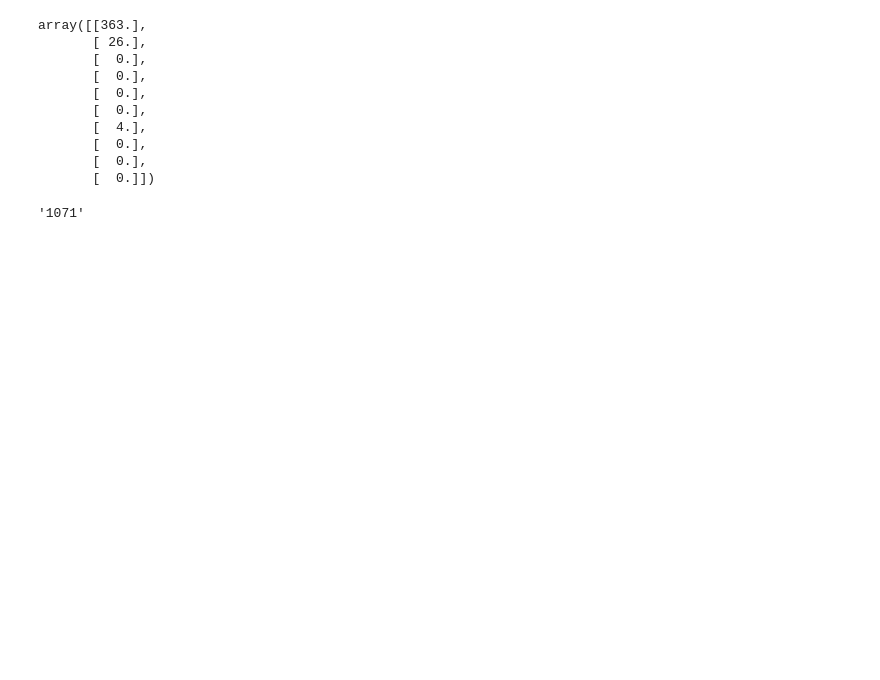
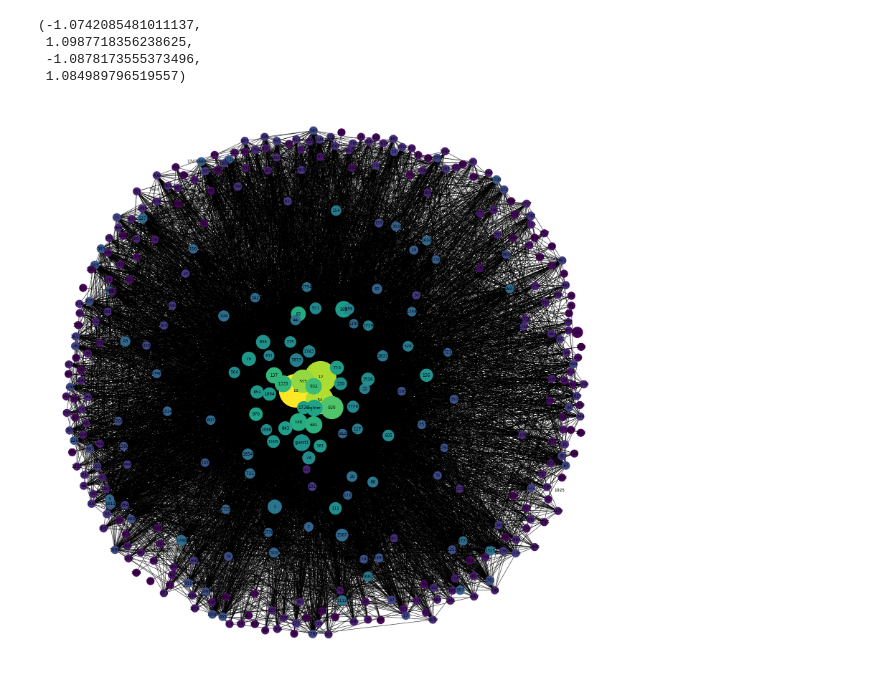
Before and after one commit to abubakr380/nlp-dark-web, a Jupyter notebook: jupyter_files/SNW_algorithm.ipynb, the cells around one changed output. Cells and saved outputs as stored; diff of their text form; code cells hidden in the pictures; blank space fills up the shorter version.

```diff
--- a/jupyter_files/SNW_algorithm.ipynb
+++ b/jupyter_files/SNW_algorithm.ipynb
@@ -64,25 +109,32 @@ SNW = np.zeros((allUsers.shape[0], allUsers.shape[0]))
 for thread in threads:
     for j in range(thread.shape[0]):
         authorId = thread[j][3]
-        receiver = getDircetReceiver(thread[j], thread[:(j+1), :])
-        isQuestion = False # isQuestion(receiver[2])
+        receiver = getReplyInfo(thread[j], thread)
+        isQuestion = checkIsQuestion(receiver[2])
         for k in range(thread[:(j+1), :].shape[0]):
-            days = responseDelayInDays(thread[j][10], thread[k][10])
+            days = responseDelayInDays(thread[j][9], thread[k][9])
             SNW[getUserIndex(authorId), getUserIndex(thread[k][3])] += weight(days, receiver[1], isQuestion)
-# %%
-SNW[:10, :1]
-# %% [output]
-array([[363.],
-       [ 26.],
-       [  0.],
-       [  0.],
-       [  0.],
-       [  0.],
-       [  4.],
-       [  0.],
-       [  0.],
-       [  0.]])
-# %%
-allUsers[10]
-# %% [output]
-'1071'
+# %%
+# generate graph
+graph = nx.Graph()
+for i in range(SNW.shape[0]):
+    for j in range(SNW[i].shape[0]):
+        if SNW[i][j] != 0:
+            graph.add_edge(allUsers[i][0], allUsers[j][0], weight=SNW[i][j])
+# sorted(betCent, key=betCent.get, reverse=True)[:10]
+
+# plot graph
+pos = nx.spring_layout(graph, 3)
+betCent = nx.betweenness_centrality(graph, normalized=True, endpoints=True)
+node_color = [20000.0 * graph.degree(v) for v in graph]
+node_size =  [v * 100000 for v in betCent.values()]
+plt.figure(figsize=(30,30))
+
+nx.draw_networkx(graph, pos=pos, with_labels=True, node_color=node_color, node_size=node_size)
+plt.axis('off')
+# %% [output]
+(-1.0742085481011137,
+ 1.0987718356238625,
+ -1.0878173555373496,
+ 1.084989796519557)
+[figure, added]
```
Also changed, not shown: parts of 3 cells of this notebook, 5 other files.
